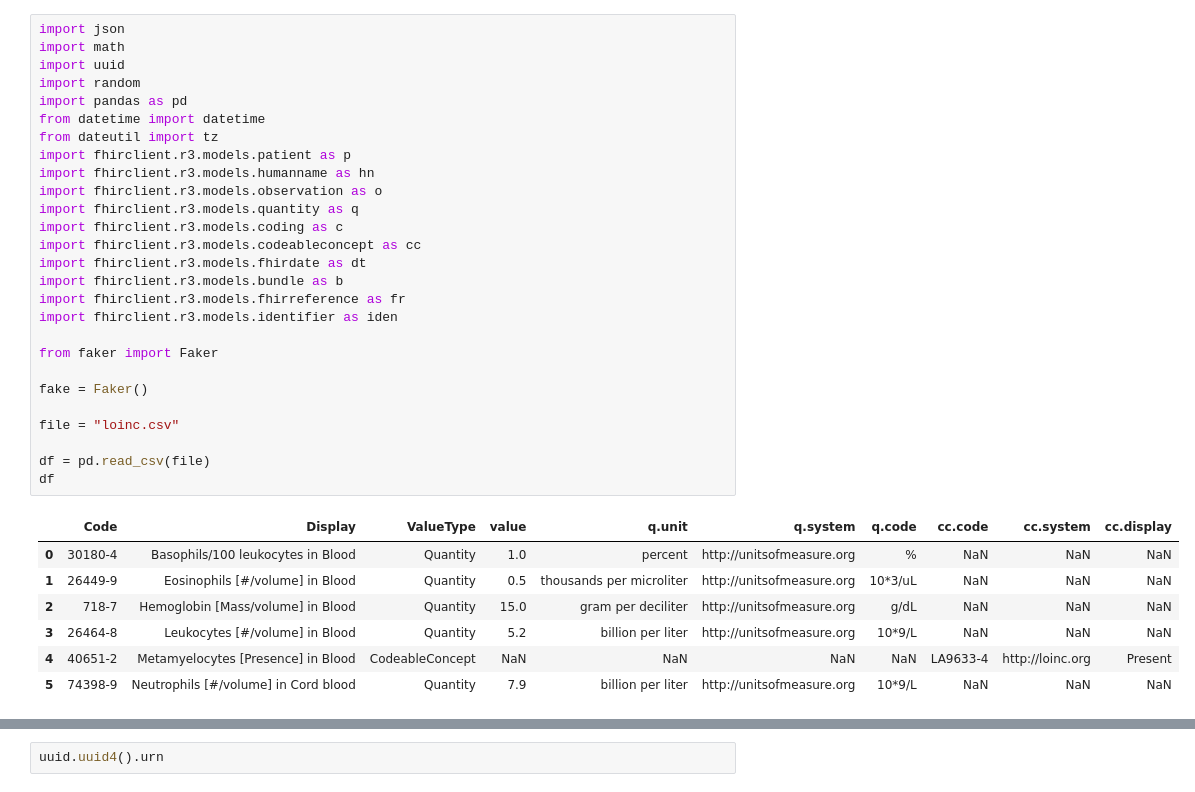
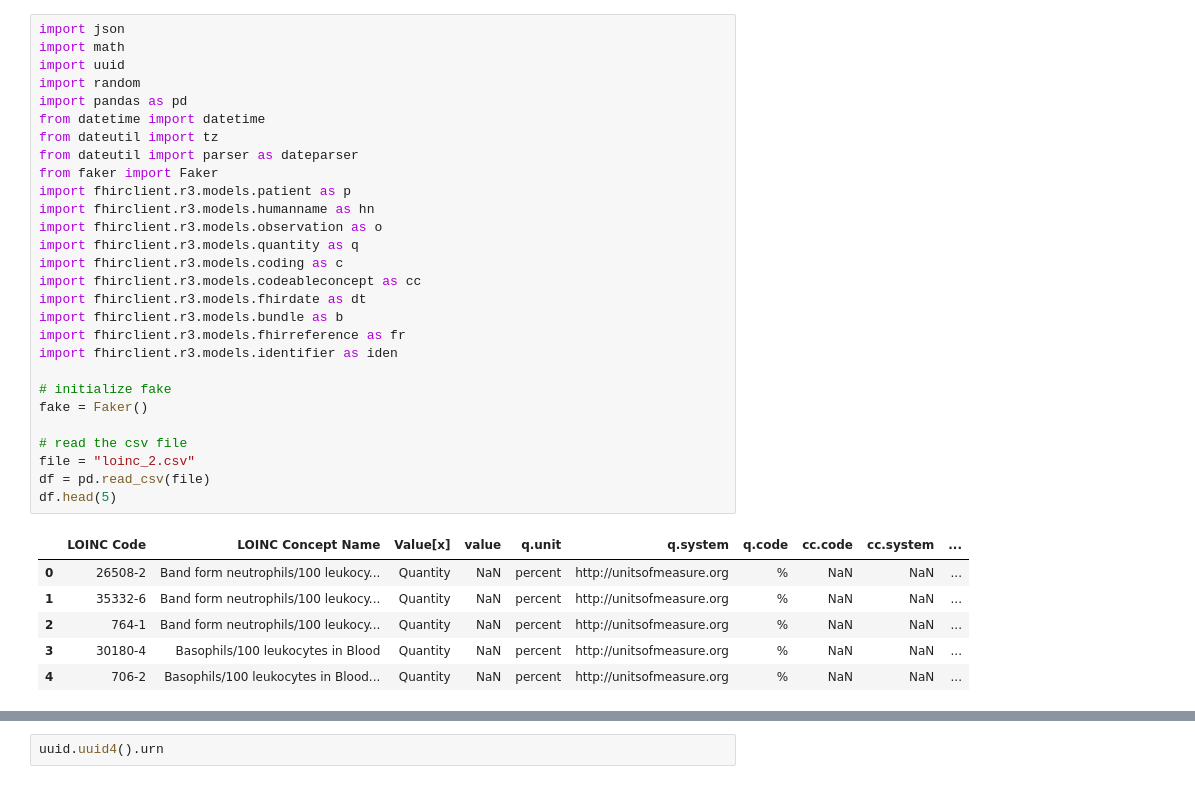
Before and after one commit to bmilius-nmdp/pytestfhir, a Jupyter notebook: ReadLOINC.ipynb, the cells around one changed output, grey strips where cells are left out. Cells and saved outputs as stored; diff of their text form.

```diff
--- a/ReadLOINC.ipynb
+++ b/ReadLOINC.ipynb
@@ -1,38 +1,38 @@
 # %%
 import json
 import math
 import uuid
 import random
 import pandas as pd
 from datetime import datetime
 from dateutil import tz
+from dateutil import parser as dateparser
+from faker import Faker
 import fhirclient.r3.models.patient as p
 import fhirclient.r3.models.humanname as hn
 import fhirclient.r3.models.observation as o
 import fhirclient.r3.models.quantity as q
 import fhirclient.r3.models.coding as c
 import fhirclient.r3.models.codeableconcept as cc
 import fhirclient.r3.models.fhirdate as dt
 import fhirclient.r3.models.bundle as b
 import fhirclient.r3.models.fhirreference as fr
 import fhirclient.r3.models.identifier as iden
 
-from faker import Faker
-
+# initialize fake
 fake = Faker()
 
-file = "loinc.csv"
-
+# read the csv file
+file = "loinc_2.csv"
 df = pd.read_csv(file)
-df
+df.head(5)
 # %% [output]
-|  | Code | Display | ValueType | value | q.unit | q.system | q.code | cc.code | cc.system | cc.display |
-| 0 | 30180-4 | Basophils/100 leukocytes in Blood | Quantity | 1.0 | percent | http://unitsofmeasure.org | % | NaN | NaN | NaN |
-| 1 | 26449-9 | Eosinophils [#/volume] in Blood | Quantity | 0.5 | thousands per microliter | http://unitsofmeasure.org | 10*3/uL | NaN | NaN | NaN |
-| 2 | 718-7 | Hemoglobin [Mass/volume] in Blood | Quantity | 15.0 | gram per deciliter | http://unitsofmeasure.org | g/dL | NaN | NaN | NaN |
-| 3 | 26464-8 | Leukocytes [#/volume] in Blood | Quantity | 5.2 | billion per liter | http://unitsofmeasure.org | 10*9/L | NaN | NaN | NaN |
-| 4 | 40651-2 | Metamyelocytes [Presence] in Blood | CodeableConcept | NaN | NaN | NaN | NaN | LA9633-4 | http://loinc.org | Present |
-| 5 | 74398-9 | Neutrophils [#/volume] in Cord blood | Quantity | 7.9 | billion per liter | http://unitsofmeasure.org | 10*9/L | NaN | NaN | NaN |
+|  | LOINC Code | LOINC Concept Name | Value[x] | value | q.unit | q.system | q.code | cc.code | cc.system | ... |
+| 0 | 26508-2 | Band form neutrophils/100 leukocy... | Quantity | NaN | percent | http://unitsofmeasure.org | % | NaN | NaN | ... |
+| 1 | 35332-6 | Band form neutrophils/100 leukocy... | Quantity | NaN | percent | http://unitsofmeasure.org | % | NaN | NaN | ... |
+| 2 | 764-1 | Band form neutrophils/100 leukocy... | Quantity | NaN | percent | http://unitsofmeasure.org | % | NaN | NaN | ... |
+| 3 | 30180-4 | Basophils/100 leukocytes in Blood | Quantity | NaN | percent | http://unitsofmeasure.org | % | NaN | NaN | ... |
+| 4 | 706-2 | Basophils/100 leukocytes in Blood... | Quantity | NaN | percent | http://unitsofmeasure.org | % | NaN | NaN | ... |
 # %%
 patient = p.Patient()
 gender = random.choice(['male','female'])
```
Also changed, not shown: parts of 12 cells of this notebook, 6 other files.
